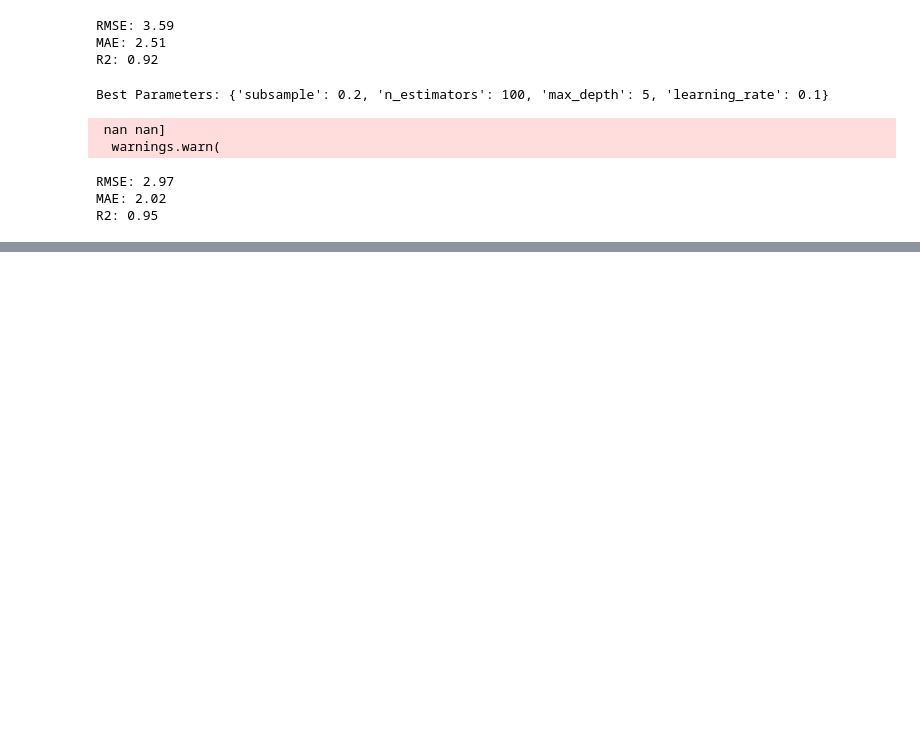
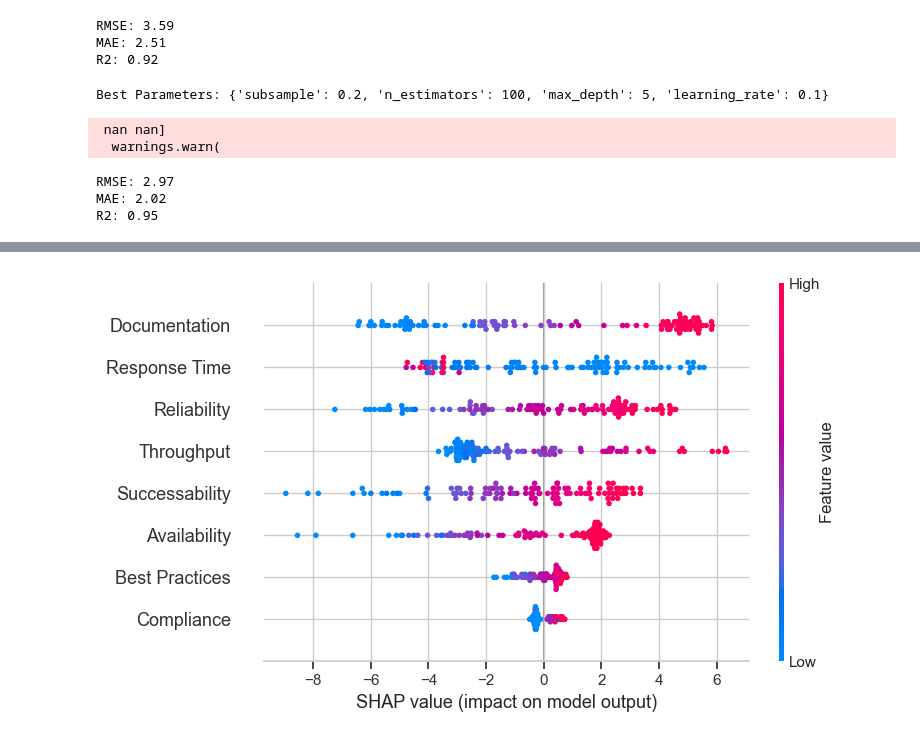
Before and after one commit to MarianaChav/Route25_project, a Jupyter notebook: f_engin_model_classif.ipynb, the cells around one changed output, grey strips where cells are left out. Drawn from its saved outputs; the diff is of its cells as text; code cells hidden in the pictures; blank space fills up the shorter version.

```diff
--- a/f_engin_model_classif.ipynb
+++ b/f_engin_model_classif.ipynb
@@ -817,0 +946,18 @@ R2: 0.95
+# %%
+# Assuming you have original feature names from x_train
+feature_names = x_train.columns  # original DataFrame before scaling
+
+# Convert scaled arrays to DataFrames
+x_train_scaled_df = pd.DataFrame(x_train_scaled, columns=feature_names)
+x_test_scaled_df = pd.DataFrame(x_test_scaled, columns=feature_names)
+
+# Use these for SHAP
+explainer = shap.Explainer(xgb_reg_tuned, x_train_scaled_df)
+shap_values = explainer(x_test_scaled_df)
+
+# Summary plot
+shap.summary_plot(shap_values, x_test_scaled_df, feature_names=feature_names)
+
+# Individual prediction explanation
+# %% [output]
+[figure, added]
```
Also changed, not shown: parts of 6 cells of this notebook, 1 other file.
